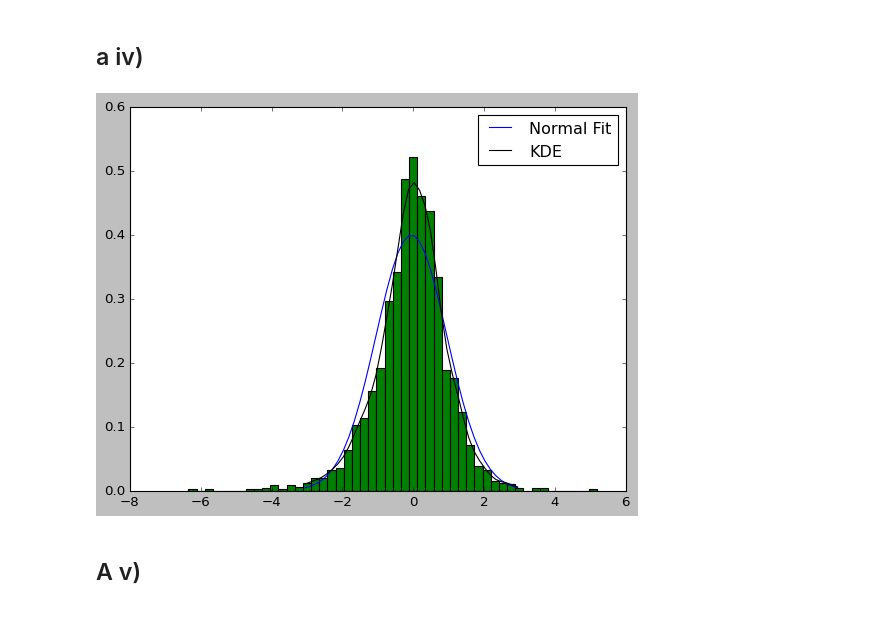
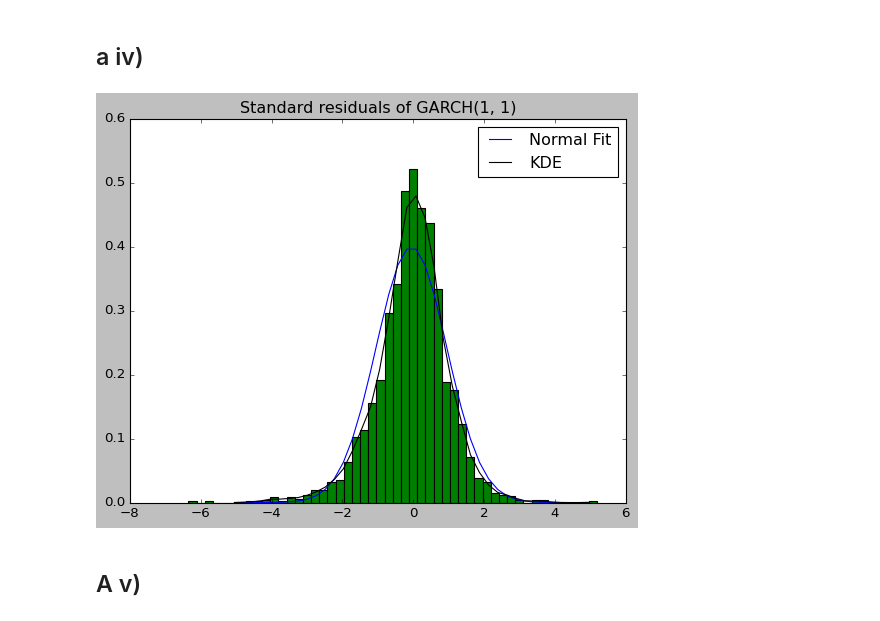
Before and after one commit to georgec123/qrm, a Jupyter notebook: q1.ipynb, the cells around one changed output. Cells and saved outputs as stored; diff of their text form; code cells hidden in the pictures.

```diff
--- a/q1.ipynb
+++ b/q1.ipynb
@@ -22,7 +22,7 @@ df = pd.read_csv("./data/QRM-2022-cw1-data-a.csv")
 
 df['Date'] = pd.to_datetime(df['Date'])
 df.set_index('Date', inplace=True)
-df['log_returns'] = np.log(1 + df['SX5E'].pct_change())
+df['log_returns'] = 100*np.log(1 + df['SX5E'].pct_change())
 # %%
 mean = df['log_returns'].mean()
 stdev = df['log_returns'].std()
@@ -103,6 +83,6 @@ model = arch_model(df['log_returns'].dropna(),
                  vol='GARCH',
                  p=1, q=1, rescale=True, dist='normal')
 
-model_fit = model.fit(update_freq=5)
+model_fit = model.fit(disp=0)
 model_fit.summary()
 # %% [output]
@@ -156,22 +134,21 @@ model_fit.plot(); plt.show()
 # %%
 errors_std = np.std(model_fit.std_resid)
 errors_mu = np.mean(model_fit.std_resid)
 
 kde = ss.gaussian_kde(model_fit.std_resid)
 
-x = np.linspace(errors_mu - 3*errors_std, errors_mu + 3*errors_std, 40)
+x = np.linspace(errors_mu - 5*errors_std, errors_mu + 5*errors_std, 40)
 
 plt.plot(x, ss.norm.pdf(x, errors_mu, errors_std), label= 'Normal Fit');
-
 plt.plot(x, kde(x), label='KDE', color='k');
 plt.hist(model_fit.std_resid, bins=50, density=True);
-
+plt.title("Standard residuals of GARCH(1, 1)")
 
 plt.legend(); plt.show()
 
 ### doesnt look super notmal too me...
 # %% [output]
-[figure, old version]
+[figure, new version]
 # %% [markdown]
 ## A v)
 # %%
```
Also changed, not shown: parts of 13 cells of this notebook.
